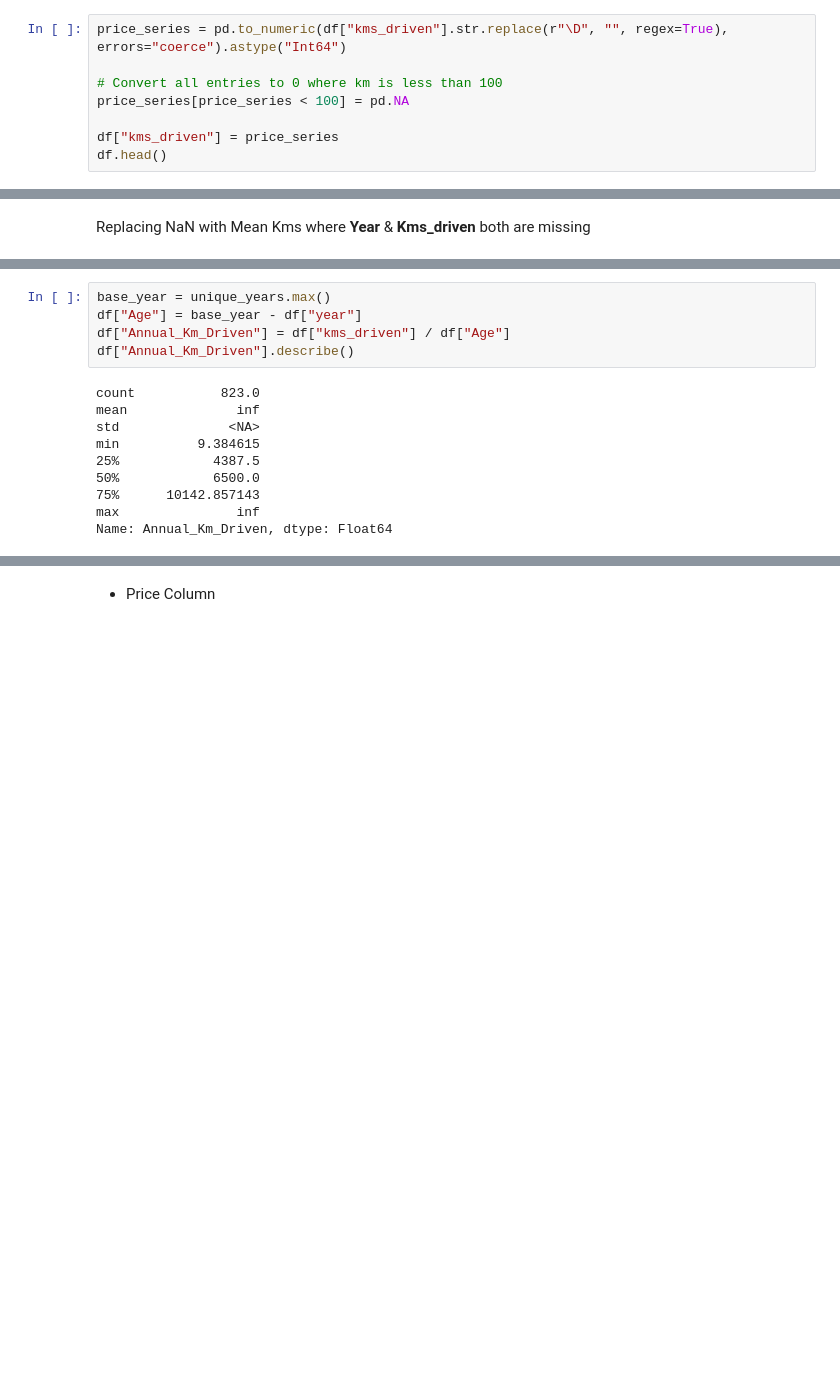
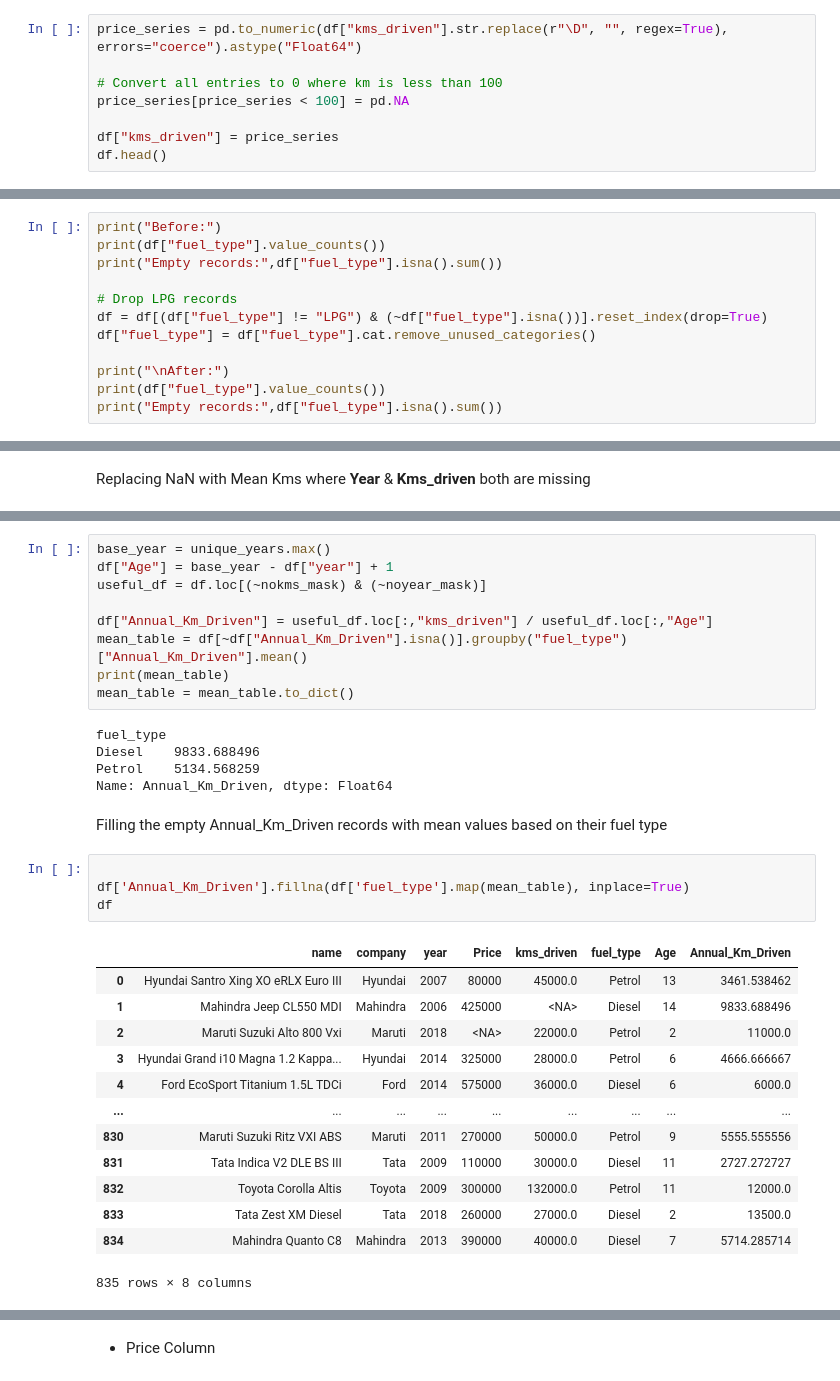
Before and after one commit to MrJ-2k04/MCA-Sem-2-Project, a Jupyter notebook: Project.ipynb, the cells around one changed output, grey strips where cells are left out. Drawn from its saved outputs; the diff is of its cells as text; blank space fills up the shorter version.

Commit message:
Preprocessed most of columns except price column

```diff
--- a/Project.ipynb
+++ b/Project.ipynb
@@ -87,7 +87,7 @@ Length: 22, dtype: Int64
 
 Converting Kilometers to Integer, also making sure its value is more than 100
 # %%
-price_series = pd.to_numeric(df["kms_driven"].str.replace(r"\D", "", regex=True), errors="coerce").astype("Int64")
+price_series = pd.to_numeric(df["kms_driven"].str.replace(r"\D", "", regex=True), errors="coerce").astype("Float64")
 
 # Convert all entries to 0 where km is less than 100
 price_series[price_series < 100] = pd.NA
@@ -226,0 +229,12 @@ Removed 3 rows with invalid name
+# %%
+print("Before:")
+print(df["fuel_type"].value_counts())
+print("Empty records:",df["fuel_type"].isna().sum())
+
+# Drop LPG records
+df = df[(df["fuel_type"] != "LPG") & (~df["fuel_type"].isna())].reset_index(drop=True)
+df["fuel_type"] = df["fuel_type"].cat.remove_unused_categories()
+
+print("\nAfter:")
+print(df["fuel_type"].value_counts())
+print("Empty records:",df["fuel_type"].isna().sum())
@@ -246,16 +273,35 @@ fuel_type     40
 dtype: int64
 # %%
 base_year = unique_years.max()
-df["Age"] = base_year - df["year"]
-df["Annual_Km_Driven"] = df["kms_driven"] / df["Age"]
-df["Annual_Km_Driven"].describe()
+df["Age"] = base_year - df["year"] + 1
+useful_df = df.loc[(~nokms_mask) & (~noyear_mask)]
+
+df["Annual_Km_Driven"] = useful_df.loc[:,"kms_driven"] / useful_df.loc[:,"Age"]
+mean_table = df[~df["Annual_Km_Driven"].isna()].groupby("fuel_type")["Annual_Km_Driven"].mean()
+print(mean_table)
+mean_table = mean_table.to_dict()
 # %% [output]
-count           823.0
-mean              inf
-std              <NA>
-min          9.384615
-25%            4387.5
-50%            6500.0
-75%      10142.857143
-max               inf
+fuel_type
+Diesel    9833.688496
+Petrol    5134.568259
 Name: Annual_Km_Driven, dtype: Float64
+# %% [markdown]
+Filling the empty Annual_Km_Driven records with mean values based on their fuel type
+# %%
+
+df['Annual_Km_Driven'].fillna(df['fuel_type'].map(mean_table), inplace=True)
+df
+# %% [output]
+|  | name | company | year | Price | kms_driven | fuel_type | Age | Annual_Km_Driven |
+| 0 | Hyundai Santro Xing XO eRLX Euro III | Hyundai | 2007 | 80000 | 45000.0 | Petrol | 13 | 3461.538462 |
+| 1 | Mahindra Jeep CL550 MDI | Mahindra | 2006 | 425000 | <NA> | Diesel | 14 | 9833.688496 |
+| 2 | Maruti Suzuki Alto 800 Vxi | Maruti | 2018 | <NA> | 22000.0 | Petrol | 2 | 11000.0 |
+| 3 | Hyundai Grand i10 Magna 1.2 Kappa... | Hyundai | 2014 | 325000 | 28000.0 | Petrol | 6 | 4666.666667 |
+| 4 | Ford EcoSport Titanium 1.5L TDCi | Ford | 2014 | 575000 | 36000.0 | Diesel | 6 | 6000.0 |
+| ... | ... | ... | ... | ... | ... | ... | ... | ... |
+| 830 | Maruti Suzuki Ritz VXI ABS | Maruti | 2011 | 270000 | 50000.0 | Petrol | 9 | 5555.555556 |
+| 831 | Tata Indica V2 DLE BS III | Tata | 2009 | 110000 | 30000.0 | Diesel | 11 | 2727.272727 |
+| 832 | Toyota Corolla Altis | Toyota | 2009 | 300000 | 132000.0 | Petrol | 11 | 12000.0 |
+| 833 | Tata Zest XM Diesel | Tata | 2018 | 260000 | 27000.0 | Diesel | 2 | 13500.0 |
+| 834 | Mahindra Quanto C8 | Mahindra | 2013 | 390000 | 40000.0 | Diesel | 7 | 5714.285714 |
+835 rows × 8 columns
```
Also changed, not shown: parts of 12 cells of this notebook.
